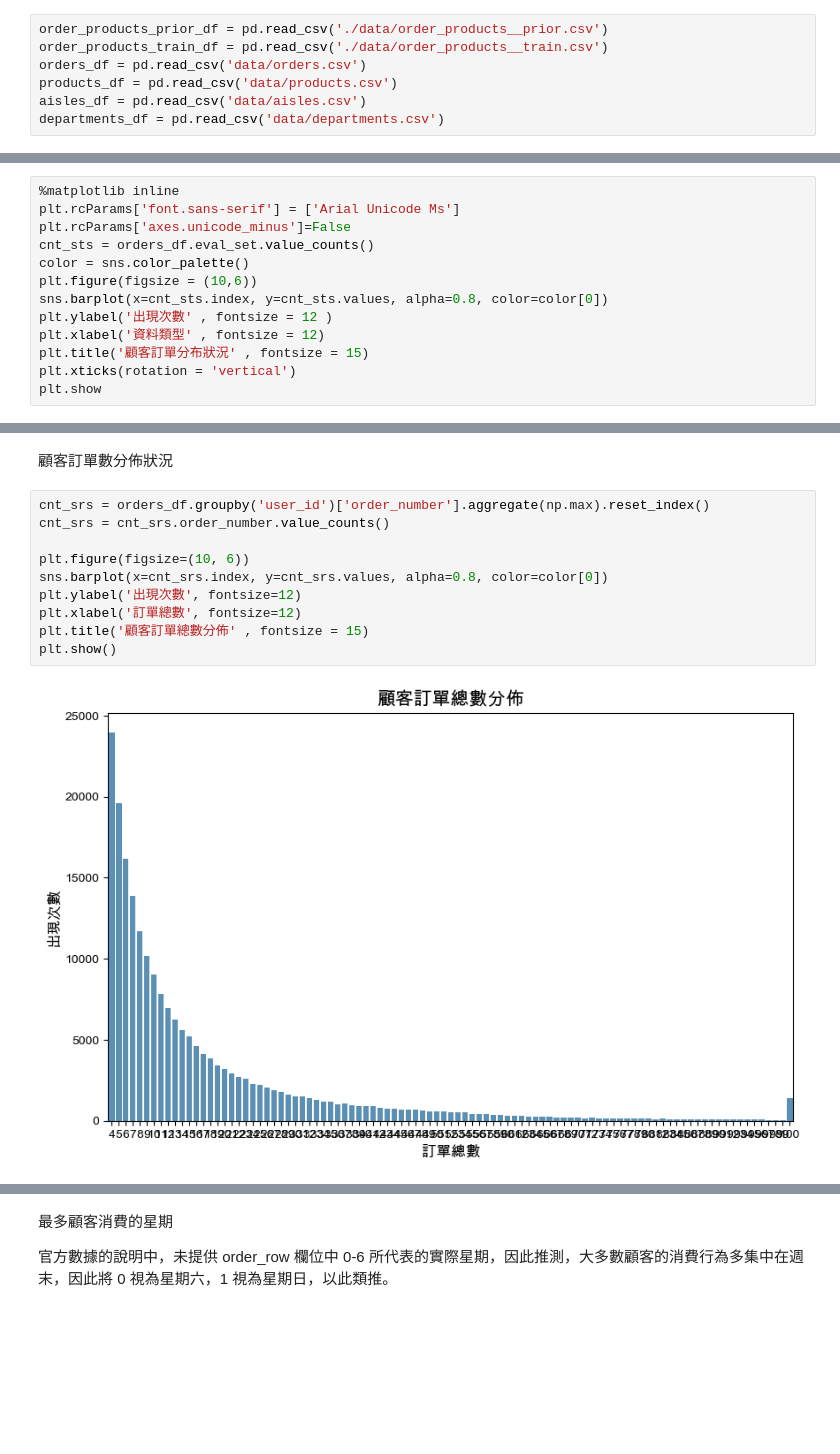
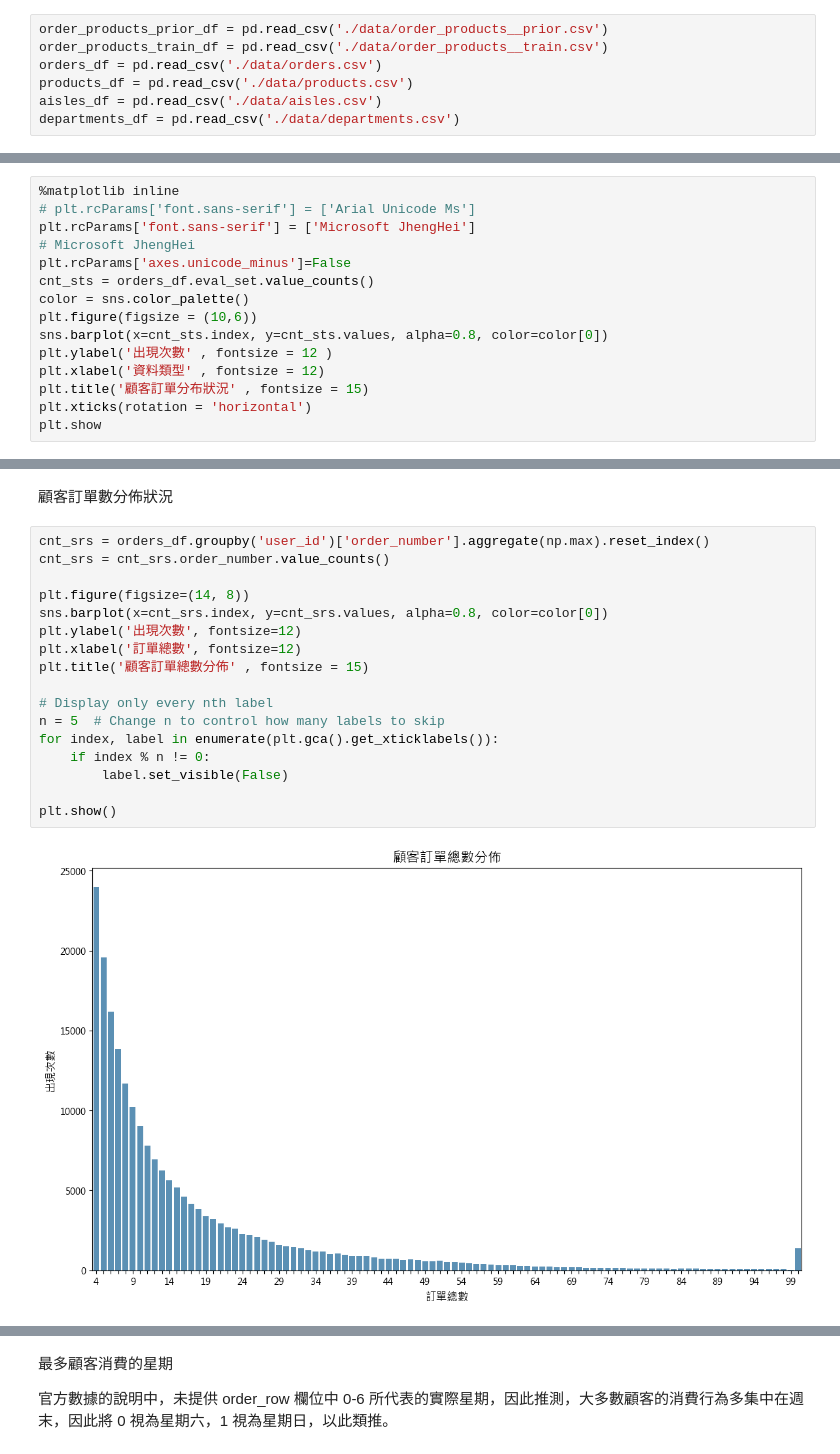
Before and after one commit to jim408401/customer-segmentation, a Jupyter notebook: Customer-Segmentation.ipynb, the cells around one changed output, grey strips where cells are left out. Cells and saved outputs as stored; diff of their text form; blank space fills up the shorter version.

```diff
--- a/Customer-Segmentation.ipynb
+++ b/Customer-Segmentation.ipynb
@@ -21,17 +21,19 @@ import matplotlib.pyplot as plt
 # %%
 order_products_prior_df = pd.read_csv('./data/order_products__prior.csv')
 order_products_train_df = pd.read_csv('./data/order_products__train.csv')
-orders_df = pd.read_csv('data/orders.csv')
-products_df = pd.read_csv('data/products.csv')
-aisles_df = pd.read_csv('data/aisles.csv')
-departments_df = pd.read_csv('data/departments.csv')
+orders_df = pd.read_csv('./data/orders.csv')
+products_df = pd.read_csv('./data/products.csv')
+aisles_df = pd.read_csv('./data/aisles.csv')
+departments_df = pd.read_csv('./data/departments.csv')
 # %% [markdown]
 ### 1. EDA (探索性資料分析)
 # %% [markdown]
 所有顧客的訂單之前的訂單（prior）、訓練集（train）和測試集（test）分布狀況
 # %%
 %matplotlib inline
-plt.rcParams['font.sans-serif'] = ['Arial Unicode Ms']
+# plt.rcParams['font.sans-serif'] = ['Arial Unicode Ms']
+plt.rcParams['font.sans-serif'] = ['Microsoft JhengHei']
+# Microsoft JhengHei
 plt.rcParams['axes.unicode_minus']=False
 cnt_sts = orders_df.eval_set.value_counts()
 color = sns.color_palette()
@@ -40,7 +42,7 @@ sns.barplot(x=cnt_sts.index, y=cnt_sts.values, alpha=0.8, color=color[0])
 plt.ylabel('出現次數' , fontsize = 12 )
 plt.xlabel('資料類型' , fontsize = 12)
 plt.title('顧客訂單分布狀況' , fontsize = 15)
-plt.xticks(rotation = 'vertical')
+plt.xticks(rotation = 'horizontal')
 plt.show
 # %% [output]
 <function matplotlib.pyplot.show(close=None, block=None)>
@@ -66,14 +68,21 @@ Name: user_id, dtype: int64
 # %%
 cnt_srs = orders_df.groupby('user_id')['order_number'].aggregate(np.max).reset_index()
 cnt_srs = cnt_srs.order_number.value_counts()
 
-plt.figure(figsize=(10, 6))
+plt.figure(figsize=(14, 8))
 sns.barplot(x=cnt_srs.index, y=cnt_srs.values, alpha=0.8, color=color[0])
 plt.ylabel('出現次數', fontsize=12)
 plt.xlabel('訂單總數', fontsize=12)
 plt.title('顧客訂單總數分佈' , fontsize = 15)
+
+# Display only every nth label
+n = 5  # Change n to control how many labels to skip
+for index, label in enumerate(plt.gca().get_xticklabels()):
+    if index % n != 0:
+        label.set_visible(False)
+
 plt.show()
 # %% [output]
-[figure, old version]
+[figure, new version]
 # %% [markdown]
 訂單總數最低為4筆，最高則是100筆
```
Also changed, not shown: parts of 22 cells of this notebook.
